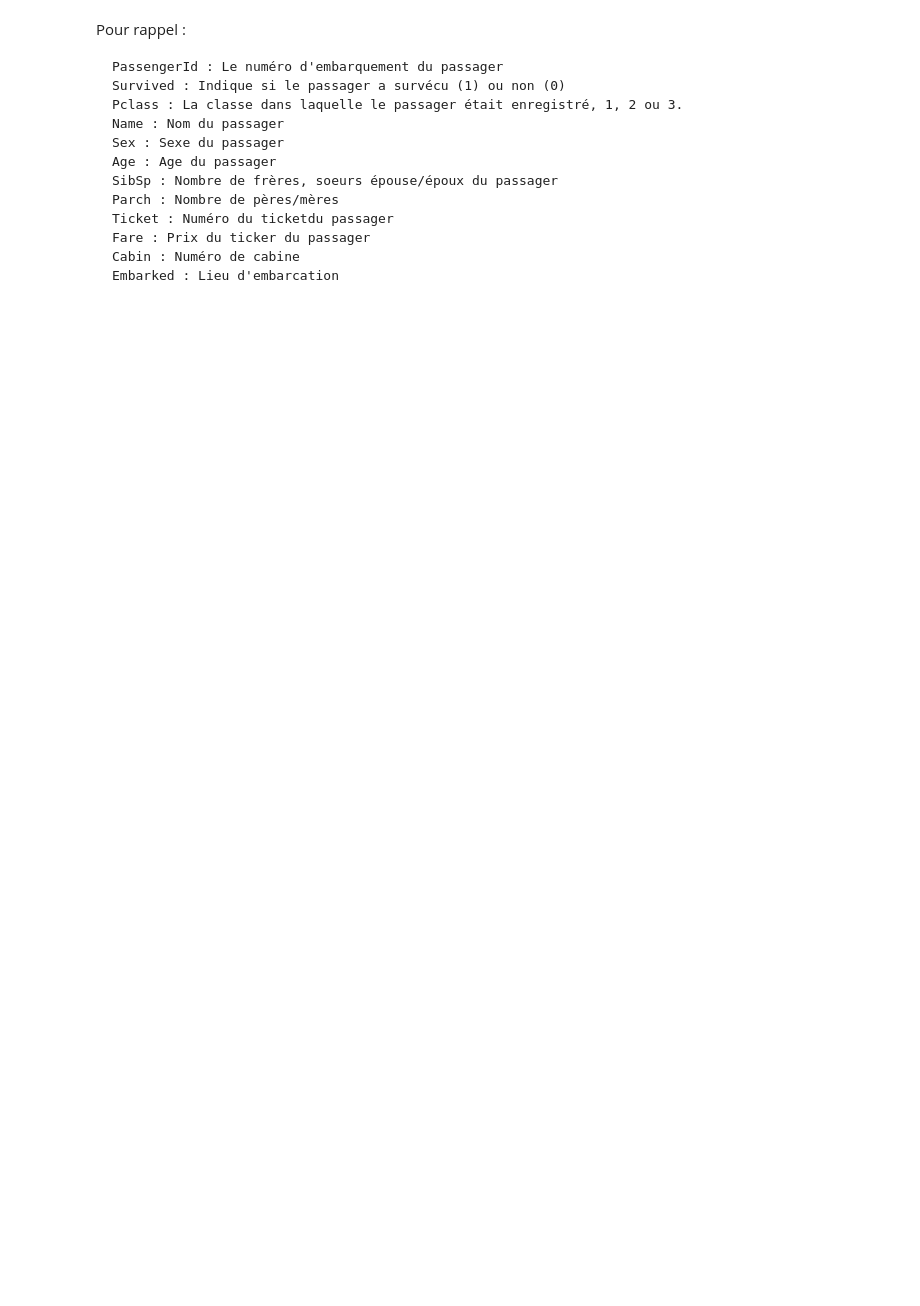
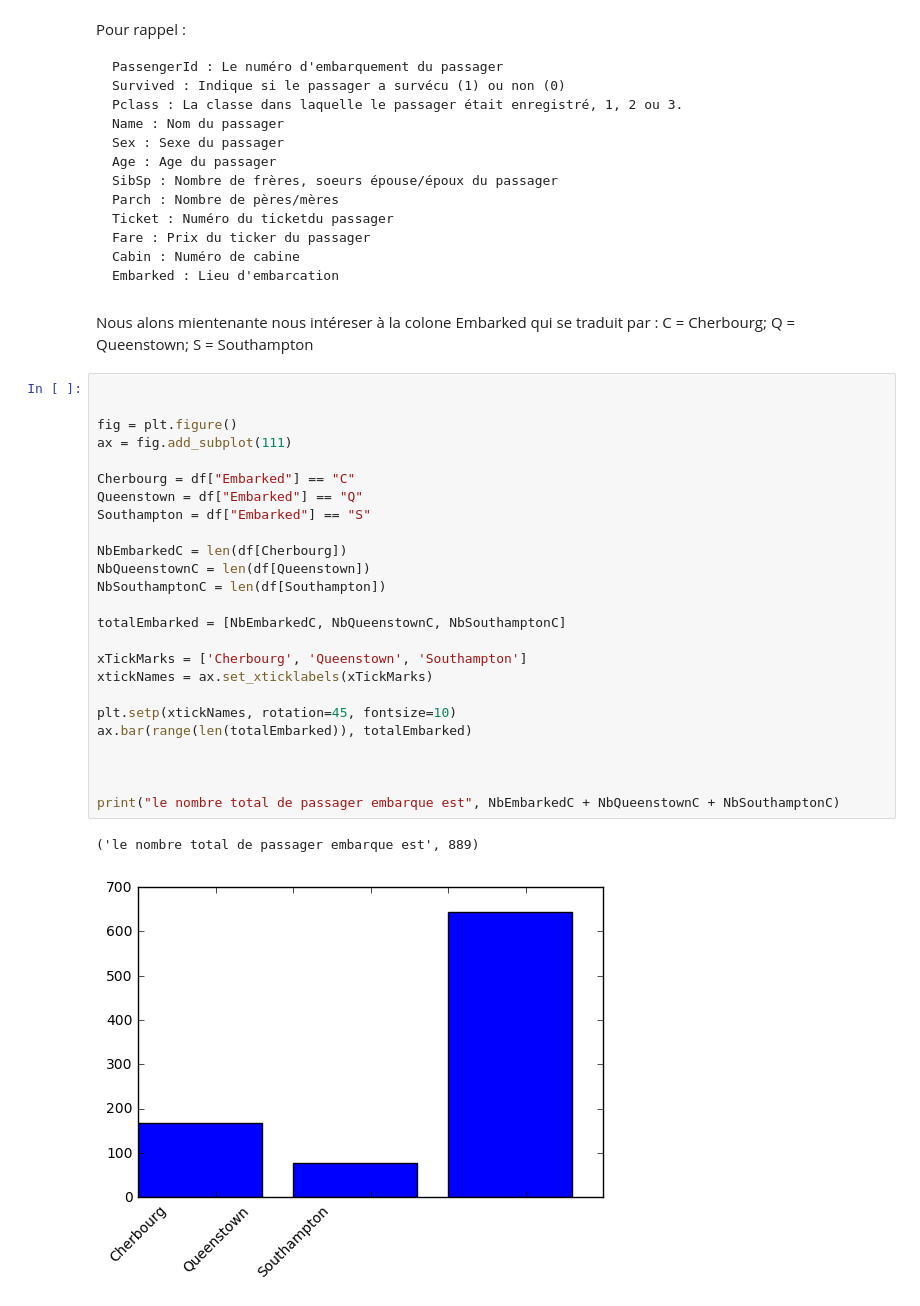
Before and after one commit to FloFloo17/2016-2017, a Jupyter notebook: P1/rapport_final.ipynb, the cells around one changed output. Saved outputs shown, nothing was run; the diff lists cells and outputs as text; blank space fills up the shorter version.

```diff
--- a/P1/rapport_final.ipynb
+++ b/P1/rapport_final.ipynb
@@ -40,3 +40,33 @@ Pour rappel :
     Fare : Prix du ticker du passager
     Cabin : Numéro de cabine
     Embarked : Lieu d'embarcation
+# %% [markdown]
+Nous alons mientenante nous intéreser à la colone Embarked qui se traduit par : C = Cherbourg; Q = Queenstown; S = Southampton
+# %%
+
+
+fig = plt.figure()
+ax = fig.add_subplot(111)
+
+Cherbourg = df["Embarked"] == "C"
+Queenstown = df["Embarked"] == "Q"
+Southampton = df["Embarked"] == "S"
+
+NbEmbarkedC = len(df[Cherbourg])
+NbQueenstownC = len(df[Queenstown])
+NbSouthamptonC = len(df[Southampton])
+
+totalEmbarked = [NbEmbarkedC, NbQueenstownC, NbSouthamptonC]
+
+xTickMarks = ['Cherbourg', 'Queenstown', 'Southampton']
+xtickNames = ax.set_xticklabels(xTickMarks)
+
+plt.setp(xtickNames, rotation=45, fontsize=10)
+ax.bar(range(len(totalEmbarked)), totalEmbarked)
+
+
+
+print("le nombre total de passager embarque est", NbEmbarkedC + NbQueenstownC + NbSouthamptonC)
+# %% [output]
+('le nombre total de passager embarque est', 889)
+[figure, added]
```
Also changed, not shown: parts of 1 cell of this notebook.
